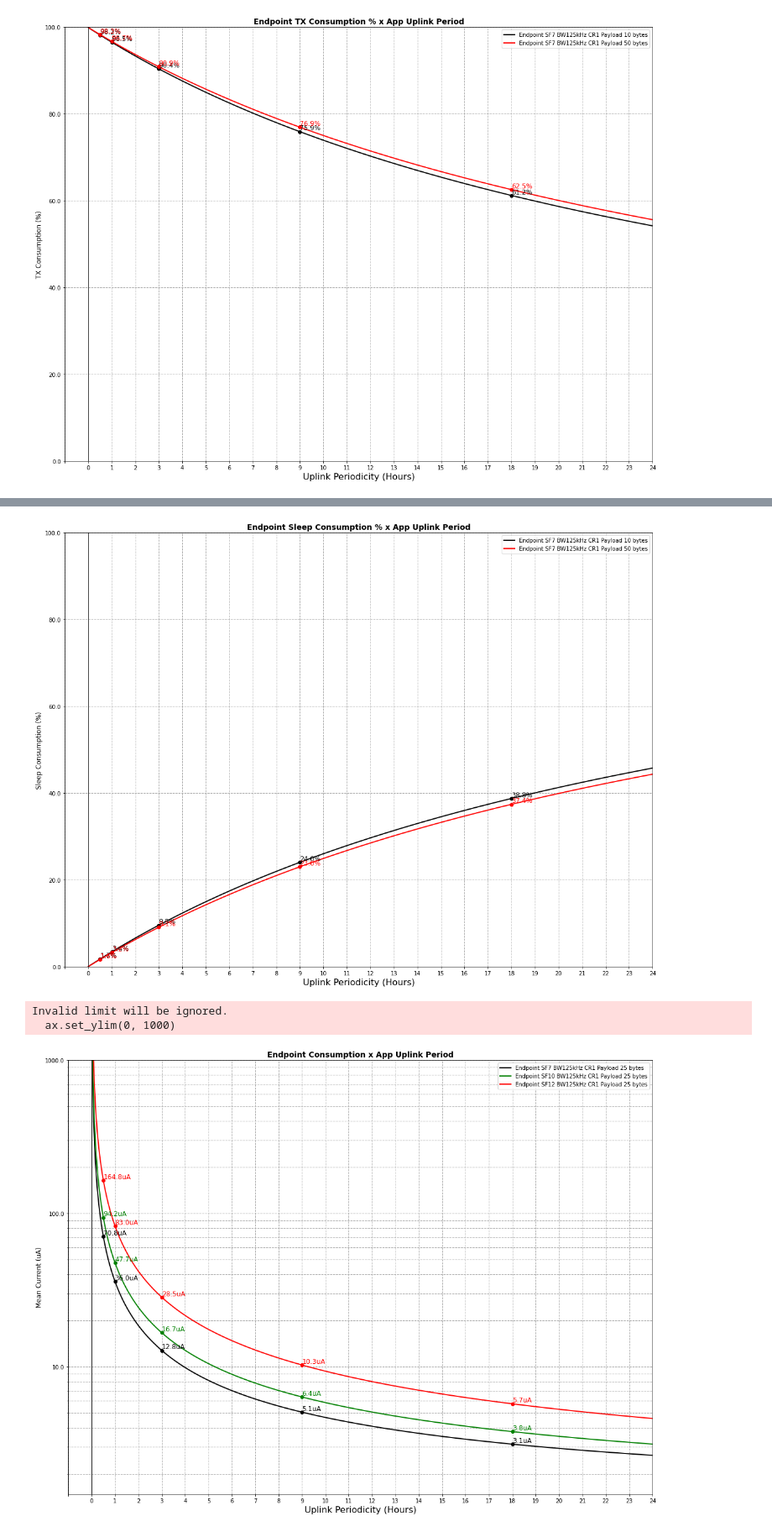
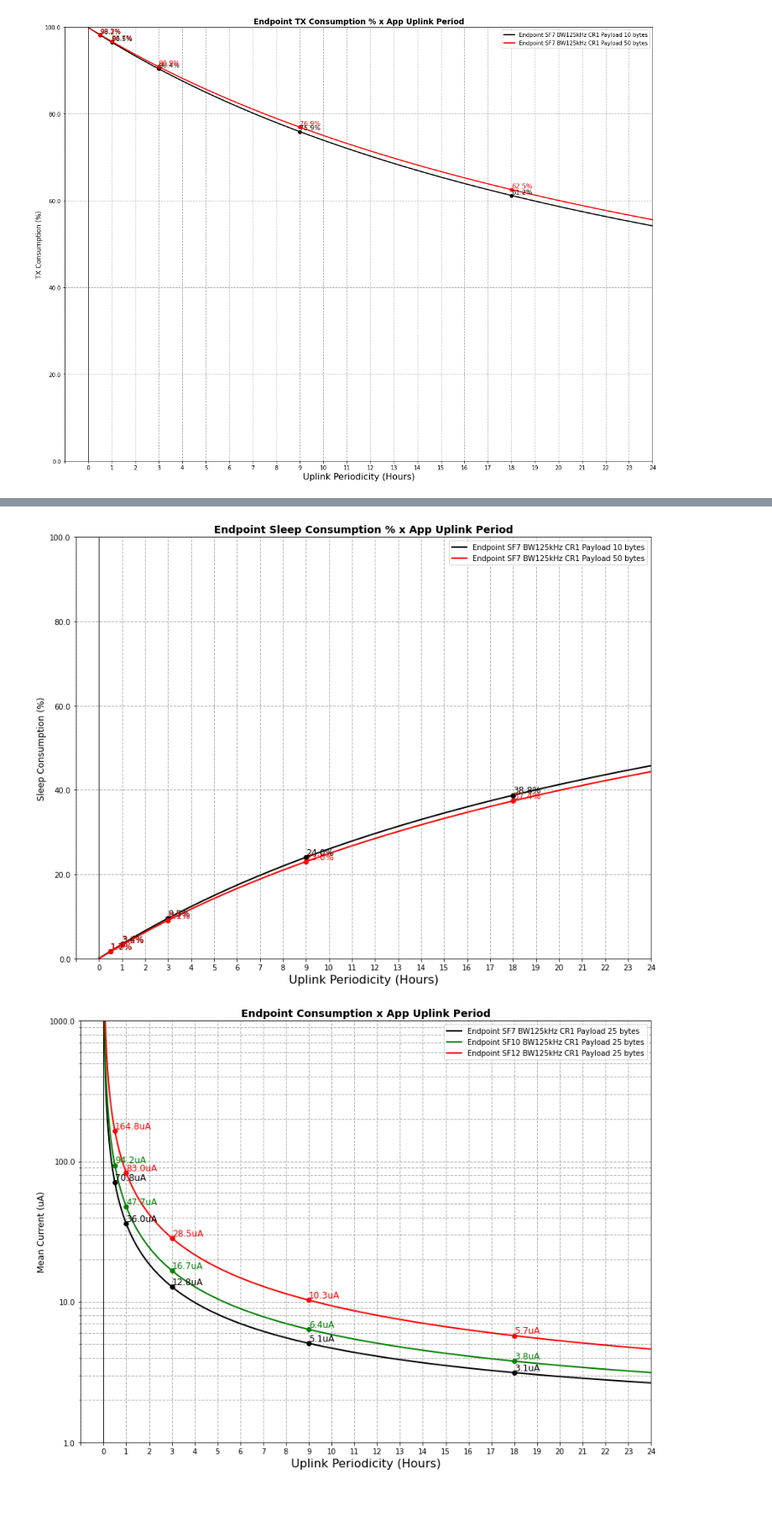
Before and after one commit to ykupas/LoRaExtender, a Jupyter notebook: loralong_endpoint.ipynb, the cells around one changed output, grey strips where cells are left out. Shown at 84% size. Drawn from its saved outputs; the diff is of its cells as text; code cells hidden in the pictures; blank space fills up the shorter version.

```diff
--- a/loralong_endpoint.ipynb
+++ b/loralong_endpoint.ipynb
@@ -272,13 +276,12 @@ eixo_x = periodicityH_array
 eixo_y1 = txCurr_array10
 eixo_y5 = txCurr_array50
 
-fig, ax = plt.subplots(figsize=(16, 12))
+fig, ax = plt.subplots(figsize=(12, 9))
 ax.plot(eixo_x, eixo_y1, color='black', linewidth=2, \
         label=f'Endpoint SF{sf} BW{bw}kHz CR{cr} Payload {dataLength[0]} bytes')
 ax.plot(eixo_x, eixo_y5, color='red', linewidth=2, \
         label=f'Endpoint SF{sf} BW{bw}kHz CR{cr} Payload {dataLength[4]} bytes')
 
-# Customizações visuais
 ax.set_title('Endpoint TX Consumption % x App Uplink Period', fontsize=14, weight='bold')
 ax.set_xlabel('Uplink Periodicity (Hours)', fontsize=16)
 ax.set_ylabel('TX Consumption (%)', fontsize=12)
@@ -301,7 +304,8 @@ for x_m in x_marcar:
 ax.grid(True, which='both', linestyle='--', linewidth=1)
 plt.legend()
 plt.tight_layout()
-# plt.savefig('loralong_endpoint_consumption.png', dpi=300, bbox_inches='tight', transparent=False, facecolor='white')
+if generateImages == 1:
+    plt.savefig('loralong_ep_txXappPer_data.png', dpi=300, bbox_inches='tight', transparent=False, facecolor='white')
 plt.show()
 # %% [output]
 [figure]
@@ -310,13 +314,12 @@ eixo_x = periodicityH_array
 eixo_y1 = rxCurr_array10
 eixo_y5 = rxCurr_array50
 
-fig, ax = plt.subplots(figsize=(16, 12))
+fig, ax = plt.subplots(figsize=(12, 9))
 ax.plot(eixo_x, eixo_y1, color='black', linewidth=2, \
         label=f'Endpoint SF{sf} BW{bw}kHz CR{cr} Payload {dataLength[0]} bytes')
 ax.plot(eixo_x, eixo_y5, color='red', linewidth=2, \
         label=f'Endpoint SF{sf} BW{bw}kHz CR{cr} Payload {dataLength[4]} bytes')
 
-# Customizações visuais
 ax.set_title('Endpoint RX Consumption % x App Uplink Period', fontsize=14, weight='bold')
 ax.set_xlabel('Uplink Periodicity (Hours)', fontsize=16)
 ax.set_ylabel('RX Consumption (%)', fontsize=12)
@@ -338,6 +341,7 @@ for x_m in x_marcar:
 ax.grid(True, which='both', linestyle='--', linewidth=1)
 plt.legend()
 plt.tight_layout()
-# plt.savefig('loralong_endpoint_consumption.png', dpi=300, bbox_inches='tight', transparent=False, facecolor='white')
+if generateImages == 1:
+    plt.savefig('loralong_ep_rxXappPer_data.png', dpi=300, bbox_inches='tight', transparent=False, facecolor='white')
 plt.show()
 # %% [output]
@@ -347,13 +351,12 @@ eixo_x = periodicityH_array
 eixo_y1 = sleepCurr_array10
 eixo_y5 = sleepCurr_array50
 
-fig, ax = plt.subplots(figsize=(16, 12))
+fig, ax = plt.subplots(figsize=(12, 9))
 ax.plot(eixo_x, eixo_y1, color='black', linewidth=2, \
         label=f'Endpoint SF{sf} BW{bw}kHz CR{cr} Payload {dataLength[0]} bytes')
 ax.plot(eixo_x, eixo_y5, color='red', linewidth=2, \
         label=f'Endpoint SF{sf} BW{bw}kHz CR{cr} Payload {dataLength[4]} bytes')
 
-# Customizações visuais
 ax.set_title('Endpoint Sleep Consumption % x App Uplink Period', fontsize=14, weight='bold')
 ax.set_xlabel('Uplink Periodicity (Hours)', fontsize=16)
 ax.set_ylabel('Sleep Consumption (%)', fontsize=12)
@@ -376,10 +379,11 @@ for x_m in x_marcar:
 ax.grid(True, which='both', linestyle='--', linewidth=1)
 plt.legend()
 plt.tight_layout()
-# plt.savefig('loralong_endpoint_consumption.png', dpi=300, bbox_inches='tight', transparent=False, facecolor='white')
+if generateImages == 1:
+    plt.savefig('loralong_ep_sleepXappPer_data.png', dpi=300, bbox_inches='tight', transparent=False, facecolor='white')
 plt.show()
 # %% [output]
-[figure, old version]
+[figure, new version]
 # %%
 sf = [7, 10, 12]
 bw = 125
@@ -416,34 +420,37 @@ for periodicityS in periodicityS_array:
 
     endpoint = LoRaLong(8, sf[0], bw, cr)
     txTime, rxTime, idleTime, sleepTime = endpoint.SimulateEndpointLoRaLong(periodicityS, dataLength, simDuration)
+    totalTime = txTime + rxTime + idleTime + sleepTime
     total_mAh, tx_mAh, rx_mAh, idle_mAh, sleep_mAh = sx1262.GetAppConsumption(simDurationH, txTime, rxTime, idleTime, sleepTime)
     txCurr_array7.append((tx_mAh/total_mAh)*100)
     rxCurr_array7.append((rx_mAh/total_mAh)*100)
     sleepCurr_array7.append((sleep_mAh/total_mAh)*100)
-    totalMeanCon_array7.append((total_mAh/simDurationH)*1000)
+    totalMeanCon_array7.append((total_mAh/(totalTime/3600))*1000)
 
     endpoint = LoRaLong(8, sf[1], bw, cr)
     txTime, rxTime, idleTime, sleepTime = endpoint.SimulateEndpointLoRaLong(periodicityS, dataLength, simDuration)
+    totalTime = txTime + rxTime + idleTime + sleepTime
     total_mAh, tx_mAh, rx_mAh, idle_mAh, sleep_mAh = sx1262.GetAppConsumption(simDurationH, txTime, rxTime, idleTime, sleepTime)
     txCurr_array10.append((tx_mAh/total_mAh)*100)
     rxCurr_array10.append((rx_mAh/total_mAh)*100)
     sleepCurr_array10.append((sleep_mAh/total_mAh)*100)
-    totalMeanCon_array10.append((total_mAh/simDurationH)*1000)
+    totalMeanCon_array10.append((total_mAh/(totalTime/3600))*1000)
 
     endpoint = LoRaLong(8, sf[2], bw, cr)
     txTime, rxTime, idleTime, sleepTime = endpoint.SimulateEndpointLoRaLong(periodicityS, dataLength, simDuration)
+    totalTime = txTime + rxTime + idleTime + sleepTime
     total_mAh, tx_mAh, rx_mAh, idle_mAh, sleep_mAh = sx1262.GetAppConsumption(simDurationH, txTime, rxTime, idleTime, sleepTime)
     txCurr_array12.append((tx_mAh/total_mAh)*100)
     rxCurr_array12.append((rx_mAh/total_mAh)*100)
     sleepCurr_array12.append((sleep_mAh/total_mAh)*100)
-    totalMeanCon_array12.append((total_mAh/simDurationH)*1000)
+    totalMeanCon_array12.append((total_mAh/(totalTime/3600))*1000)
 # %%
 eixo_x = periodicityH_array
 eixo_y1 = totalMeanCon_array7
 eixo_y2 = totalMeanCon_array10
 eixo_y3 = totalMeanCon_array12
 
-fig, ax = plt.subplots(figsize=(16, 12))
+fig, ax = plt.subplots(figsize=(12, 9))
 ax.plot(eixo_x, eixo_y1, color='black', linewidth=2, \
         label=f'Endpoint SF{sf[0]} BW{bw}kHz CR{cr} Payload {dataLength} bytes')
 ax.plot(eixo_x, eixo_y2, color='green', linewidth=2, \
@@ -451,39 +458,37 @@ ax.plot(eixo_x, eixo_y2, color='green', linewidth=2, \
 ax.plot(eixo_x, eixo_y3, color='red', linewidth=2, \
         label=f'Endpoint SF{sf[2]} BW{bw}kHz CR{cr} Payload {dataLength} bytes')
 
-# Customizações visuais
 ax.set_title('Endpoint Consumption x App Uplink Period', fontsize=14, weight='bold')
 ax.set_xlabel('Uplink Periodicity (Hours)', fontsize=16)
 ax.set_ylabel('Mean Current (uA)', fontsize=12)
 ax.set_yscale('log')
-ax.set_ylim(0, 1000)
+ax.set_ylim(1, 1000)
 ax.set_xlim(-1, 24)
 ax.yaxis.set_major_formatter(ticker.FormatStrFormatter('%.1f'))
 ax.xaxis.set_major_locator(ticker.MultipleLocator(1))
 ax.xaxis.set_major_formatter(ticker.FuncFormatter(lambda x, _: '' if x == -1 else f'{int(x)}'))
 
 x_marcar = [0.5, 1, 3, 9, 18]
 for x_m in x_marcar:
     ax.axvline(x=0, color='black', linestyle='-', linewidth=1)
     y_m = np.interp(x_m, eixo_x, eixo_y1)  # estima o y naquele x
     ax.plot(x_m, y_m, marker='o', color='black', markersize=6)
     ax.text(x_m, y_m, f'{y_m:.1f}uA', fontsize=12, ha='left', va='bottom', color='black')
     y_m = np.interp(x_m, eixo_x, eixo_y2)  # estima o y naquele x
     ax.plot(x_m, y_m, marker='o', color='green', markersize=6)
     ax.text(x_m, y_m, f'{y_m:.1f}uA', fontsize=12, ha='left', va='bottom', color='green')
     y_m = np.interp(x_m, eixo_x, eixo_y3)  # estima o y naquele x
     ax.plot(x_m, y_m, marker='o', color='red', markersize=6)
     ax.text(x_m, y_m, f'{y_m:.1f}uA', fontsize=12, ha='left', va='bottom', color='red')
 
 ax.grid(True, which='both', linestyle='--', linewidth=1)
 plt.legend()
 plt.tight_layout()
-# plt.savefig('loralong_endpoint_consumption.png', dpi=300, bbox_inches='tight', transparent=False, facecolor='white')
+if generateImages == 1:
+    plt.savefig('loralong_ep_meanCurXappPer_sf.png', dpi=300, bbox_inches='tight', transparent=False, facecolor='white')
 plt.show()
 # %% [output]
-Invalid limit will be ignored.
-  ax.set_ylim(0, 1000)
-[figure, old version]
+[figure, new version]
 # %%
 eixo_x = periodicityH_array
 eixo_y1 = txCurr_array7
```
Also changed, not shown: parts of 17 cells of this notebook, 2 other files.
